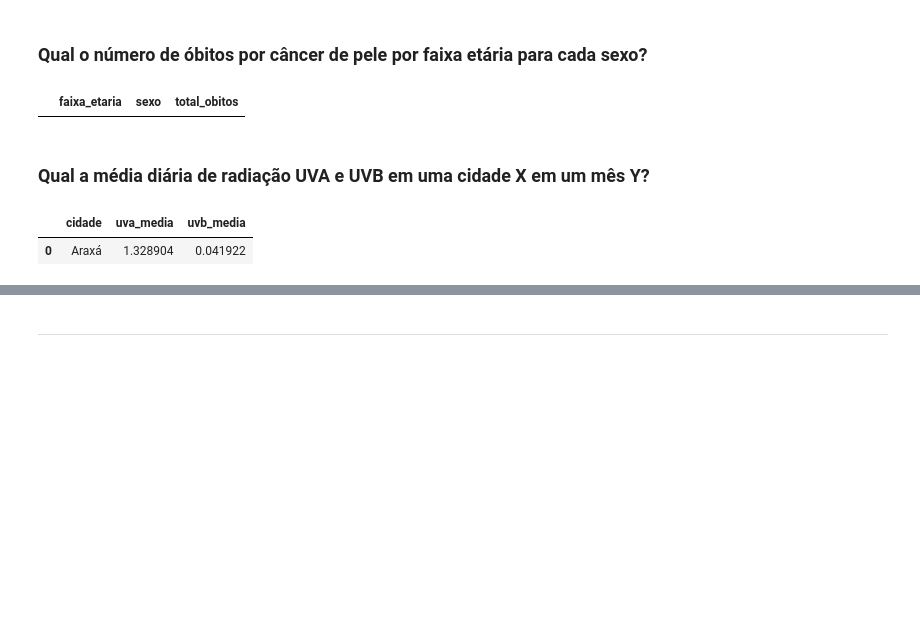
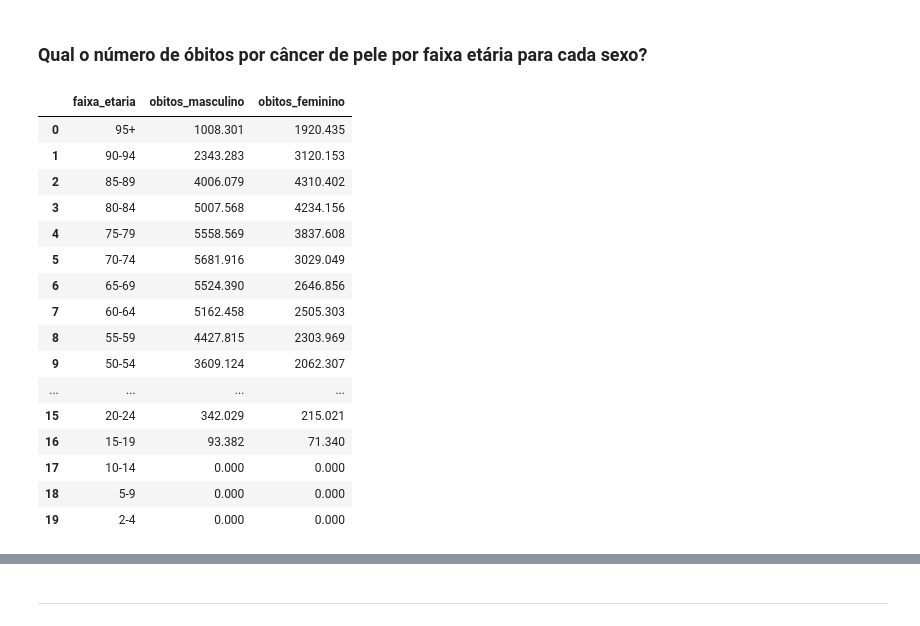
Before and after one commit to rodrigorcz/cancer-climate-dw, a Jupyter notebook: consultas.ipynb, the cells around one changed output, grey strips where cells are left out. Drawn from its saved outputs; the diff is of its cells as text; code cells hidden in the pictures; blank space fills up the shorter version.

```diff
--- a/consultas.ipynb
+++ b/consultas.ipynb
@@ -260,55 +383,39 @@ df.head()
 # %%
 query = f"""
 SELECT
     b.faixa_etaria,
-    a.sexo,
-    SUM(CAST(f.obitos_cancer AS FLOAT)) AS total_obitos
+    SUM(CASE WHEN a.sexo = 'Masculino' THEN f.obitos_cancer ELSE 0 END) AS obitos_masculino,
+    SUM(CASE WHEN a.sexo = 'Feminino' THEN f.obitos_cancer ELSE 0 END) AS obitos_feminino
 FROM
     fato_cancer f
-JOIN
-    dim_sexo a ON a.sexo_pk = f.sexo_pk
-JOIN
-    dim_faixa_etaria b ON b.faixa_pk = f.faixa_pk
-JOIN
-    dim_metrica c ON c.metrica_pk = f.metrica_pk
+JOIN dim_sexo a ON a.sexo_pk = f.sexo_pk
+JOIN dim_faixa_etaria b ON b.faixa_pk = f.faixa_pk
+JOIN dim_metrica c ON c.metrica_pk = f.metrica_pk
 WHERE
-    c.tipo_metrica = 'Numero'
+    c.tipo_metrica = 'Número'
 GROUP BY
-    b.faixa_etaria, a.sexo
+    b.faixa_etaria, b.idade_min
 ORDER BY
-    b.faixa_etaria ASC;
+    b.idade_min DESC;
 """
 
 df = pd.read_sql(query, engine)
-df.head()
+df
 # %% [output]
-|  | faixa_etaria | sexo | total_obitos |
+|  | faixa_etaria | obitos_masculino | obitos_feminino |
+| 0 | 95+ | 1008.301 | 1920.435 |
+| 1 | 90-94 | 2343.283 | 3120.153 |
+| 2 | 85-89 | 4006.079 | 4310.402 |
+| 3 | 80-84 | 5007.568 | 4234.156 |
+| 4 | 75-79 | 5558.569 | 3837.608 |
+| 5 | 70-74 | 5681.916 | 3029.049 |
+| 6 | 65-69 | 5524.390 | 2646.856 |
+| 7 | 60-64 | 5162.458 | 2505.303 |
+| 8 | 55-59 | 4427.815 | 2303.969 |
+| 9 | 50-54 | 3609.124 | 2062.307 |
+| ... | ... | ... | ... |
+| 15 | 20-24 | 342.029 | 215.021 |
+| 16 | 15-19 | 93.382 | 71.340 |
+| 17 | 10-14 | 0.000 | 0.000 |
+| 18 | 5-9 | 0.000 | 0.000 |
+| 19 | 2-4 | 0.000 | 0.000 |
-# %% [markdown]
-### Qual a média diária de radiação UVA e UVB em uma cidade X em um mês Y?
-# %%
-CIDADE = 'Araxá'
-MES = '2'
-
-query = f"""
-SELECT
-    a.cidade,
-    AVG(CAST(f.radiacao_uva AS DECIMAL)) AS UVA_media,
-    AVG(CAST(f.radiacao_uvb AS DECIMAL)) AS UVB_media
-FROM
-    fato_clima f
-JOIN
-    dim_localidade a ON a.localidade_pk = f.localidade_pk
-JOIN
-    dim_data b ON b.data_pk = f.data_pk
-WHERE
-    a.cidade = '{CIDADE}'
-    AND b.data_mes = '{MES}'
-GROUP BY
-    a.cidade
-"""
-
-df = pd.read_sql(query, engine)
-df.head()
-# %% [output]
-|  | cidade | uva_media | uvb_media |
-| 0 | Araxá | 1.328904 | 0.041922 |
```
Also changed, not shown: parts of 27 cells of this notebook, 1 other file.
